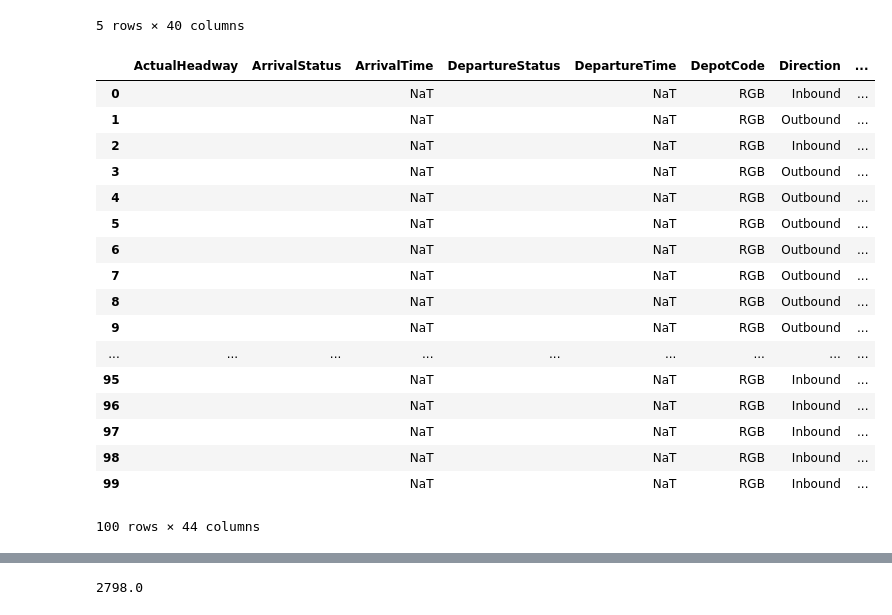
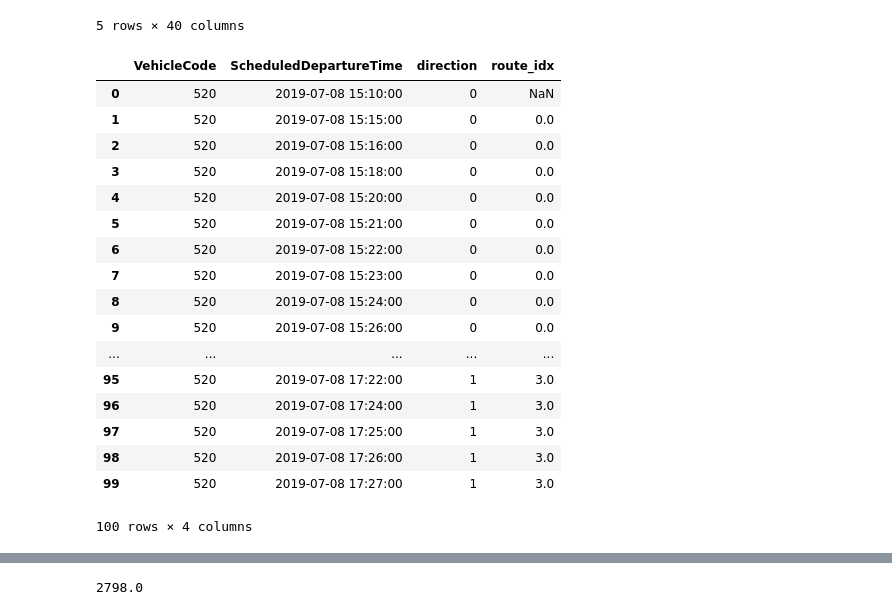
Before and after one commit to oracle-work-experience-reading-buses/data-science, a Jupyter notebook: Bus-Data.ipynb, the cells around one changed output, grey strips where cells are left out. Drawn from its saved outputs; the diff is of its cells as text; code cells hidden in the pictures.

```diff
--- a/Bus-Data.ipynb
+++ b/Bus-Data.ipynb
@@ -189,14 +212,11 @@ for col_name in [c for c in route_17_merged.columns if c.endswith('Time')]:
 # %%
 segments = []
 for k, df_g in route_17_merged.groupby('VehicleCode'):
-    temp_df_g = df_g.copy().sort_values(by='ScheduledDepartureTime')
-    temp_df_g_shifted = temp_df_g.shift(1)
-    changes_direction = (temp_df_g.direction.astype(np.float) - temp_df_g_shifted.direction.astype(np.float)).abs()
-    temp_df_g['punctuality'] = (pd.to_datetime(track['DepartureTime']) - pd.to_datetime(track['ScheduledDepartureTime'])).total_seconds()
-    temp_df_g['route_idx'] = changes_direction.cumsum()
-    temp_df_g['scheduled_diff'] = (temp_df_g.ScheduledDepartureTime - temp_df_g_shifted.ScheduledDepartureTime).dt.total_seconds()
-    #temp_df_g['real_diff'] = (temp_df_g.departure_time - temp_df_g.departure_time.shift(periods=1)).dt.total_seconds()
-    temp_df_g['time_ratio'] = (temp_df_g.punctuality / temp_df_g.scheduled_diff)
-    temp_df_g.loc[temp_df_g.scheduled_diff==0, 'time_ratio'] = 1
-    segments.append(temp_df_g)
+    if k!= '':
+        temp_df_g = df_g.copy().sort_values(by='ScheduledDepartureTime')
+        temp_df_g_shifted = temp_df_g.shift(1)
+        changes_direction = (temp_df_g.direction.astype(np.float) - temp_df_g_shifted.direction.astype(np.float)).abs()
+        temp_df_g['punctuality'] = (pd.to_datetime(temp_df_g['DepartureTime']) - pd.to_datetime(temp_df_g['ScheduledDepartureTime'])).dt.total_seconds()
+        temp_df_g['route_idx'] = changes_direction.cumsum()
+        segments.append(temp_df_g)
 route_17_df_extra = pd.concat(segments).reset_index(drop=True)
@@ -203,21 +234,21 @@ route_17_df_extra = pd.concat(segments).reset_index(drop=True)
 # %%
-route_17_df_extra.head(100)
+route_17_df_extra[['VehicleCode','ScheduledDepartureTime','direction','route_idx']].head(100)
 # %% [output]
-|  | ActualHeadway | ArrivalStatus | ArrivalTime | DepartureStatus | DepartureTime | DepotCode | Direction | ... |
-| 0 |  |  | NaT |  | NaT | RGB | Inbound | ... |
-| 1 |  |  | NaT |  | NaT | RGB | Outbound | ... |
-| 2 |  |  | NaT |  | NaT | RGB | Inbound | ... |
-| 3 |  |  | NaT |  | NaT | RGB | Outbound | ... |
-| 4 |  |  | NaT |  | NaT | RGB | Outbound | ... |
-| 5 |  |  | NaT |  | NaT | RGB | Outbound | ... |
-| 6 |  |  | NaT |  | NaT | RGB | Outbound | ... |
-| 7 |  |  | NaT |  | NaT | RGB | Outbound | ... |
-| 8 |  |  | NaT |  | NaT | RGB | Outbound | ... |
-| 9 |  |  | NaT |  | NaT | RGB | Outbound | ... |
-| ... | ... | ... | ... | ... | ... | ... | ... | ... |
-| 95 |  |  | NaT |  | NaT | RGB | Inbound | ... |
-| 96 |  |  | NaT |  | NaT | RGB | Inbound | ... |
-| 97 |  |  | NaT |  | NaT | RGB | Inbound | ... |
-| 98 |  |  | NaT |  | NaT | RGB | Inbound | ... |
-| 99 |  |  | NaT |  | NaT | RGB | Inbound | ... |
+|  | VehicleCode | ScheduledDepartureTime | direction | route_idx |
+| 0 | 520 | 2019-07-08 15:10:00 | 0 | NaN |
+| 1 | 520 | 2019-07-08 15:15:00 | 0 | 0.0 |
+| 2 | 520 | 2019-07-08 15:16:00 | 0 | 0.0 |
+| 3 | 520 | 2019-07-08 15:18:00 | 0 | 0.0 |
+| 4 | 520 | 2019-07-08 15:20:00 | 0 | 0.0 |
+| 5 | 520 | 2019-07-08 15:21:00 | 0 | 0.0 |
+| 6 | 520 | 2019-07-08 15:22:00 | 0 | 0.0 |
+| 7 | 520 | 2019-07-08 15:23:00 | 0 | 0.0 |
+| 8 | 520 | 2019-07-08 15:24:00 | 0 | 0.0 |
+| 9 | 520 | 2019-07-08 15:26:00 | 0 | 0.0 |
+| ... | ... | ... | ... | ... |
+| 95 | 520 | 2019-07-08 17:22:00 | 1 | 3.0 |
+| 96 | 520 | 2019-07-08 17:24:00 | 1 | 3.0 |
+| 97 | 520 | 2019-07-08 17:25:00 | 1 | 3.0 |
+| 98 | 520 | 2019-07-08 17:26:00 | 1 | 3.0 |
+| 99 | 520 | 2019-07-08 17:27:00 | 1 | 3.0 |
-100 rows × 44 columns
+100 rows × 4 columns
```
Also changed, not shown: parts of 8 cells of this notebook, 1 other file.
